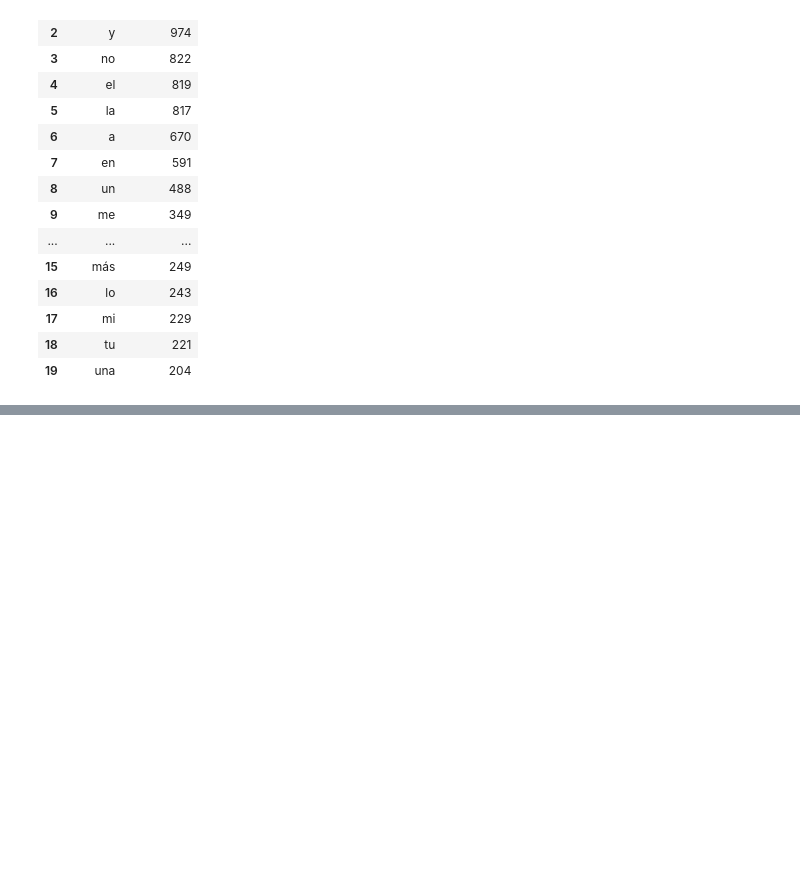
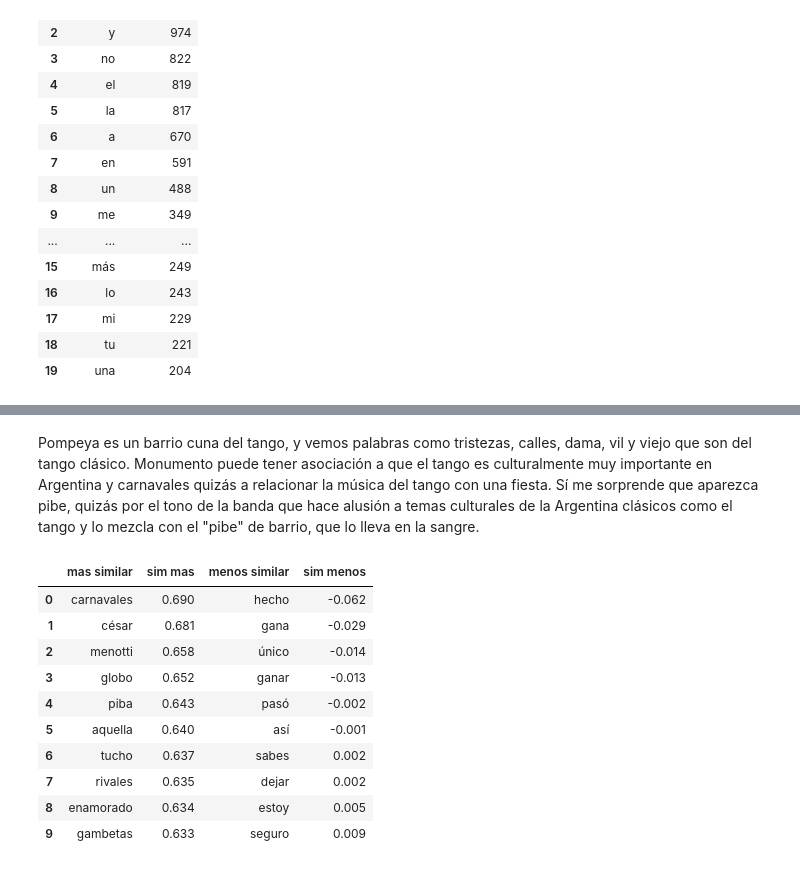
Before and after one commit to francomor/ceia-trabajos, a Jupyter notebook: procesamiento_lenguaje_natural/Desafio_2.ipynb, the cells around one changed output, grey strips where cells are left out. Saved outputs shown, nothing was run; the diff lists cells and outputs as text; code cells hidden in the pictures; blank space fills up the shorter version.

```diff
--- a/procesamiento_lenguaje_natural/Desafio_2.ipynb
+++ b/procesamiento_lenguaje_natural/Desafio_2.ipynb
@@ -532,0 +590,16 @@ Loss after epoch 99: 6883.875
+# %% [markdown]
+Pompeya es un barrio cuna del tango, y vemos palabras como tristezas, calles, dama, vil y viejo que son del tango clásico. Monumento puede tener asociación a que el tango es culturalmente muy importante en Argentina y carnavales quizás a relacionar la música del tango con una fiesta. Sí me sorprende que aparezca pibe, quizás por el tono de la banda que hace alusión a temas culturales de la Argentina clásicos como el tango y lo mezcla con el "pibe" de barrio, que lo lleva en la sangre.
+# %%
+vecinos("pibe")
+# %% [output]
+|  | mas similar | sim mas | menos similar | sim menos |
+| 0 | carnavales | 0.690 | hecho | -0.062 |
+| 1 | césar | 0.681 | gana | -0.029 |
+| 2 | menotti | 0.658 | único | -0.014 |
+| 3 | globo | 0.652 | ganar | -0.013 |
+| 4 | piba | 0.643 | pasó | -0.002 |
+| 5 | aquella | 0.640 | así | -0.001 |
+| 6 | tucho | 0.637 | sabes | 0.002 |
+| 7 | rivales | 0.635 | dejar | 0.002 |
+| 8 | enamorado | 0.634 | estoy | 0.005 |
+| 9 | gambetas | 0.633 | seguro | 0.009 |
```
Also changed, not shown: parts of 21 cells of this notebook.
